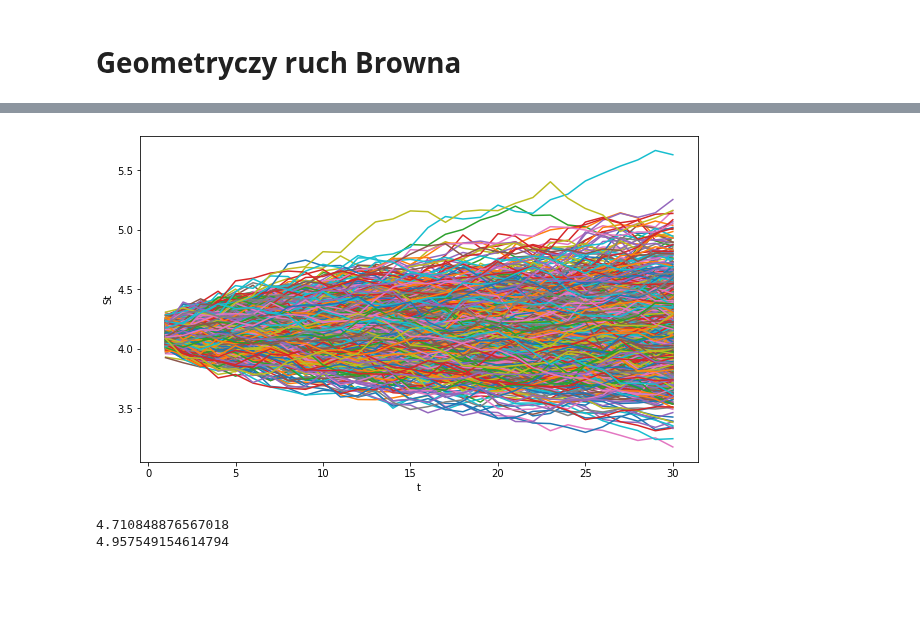
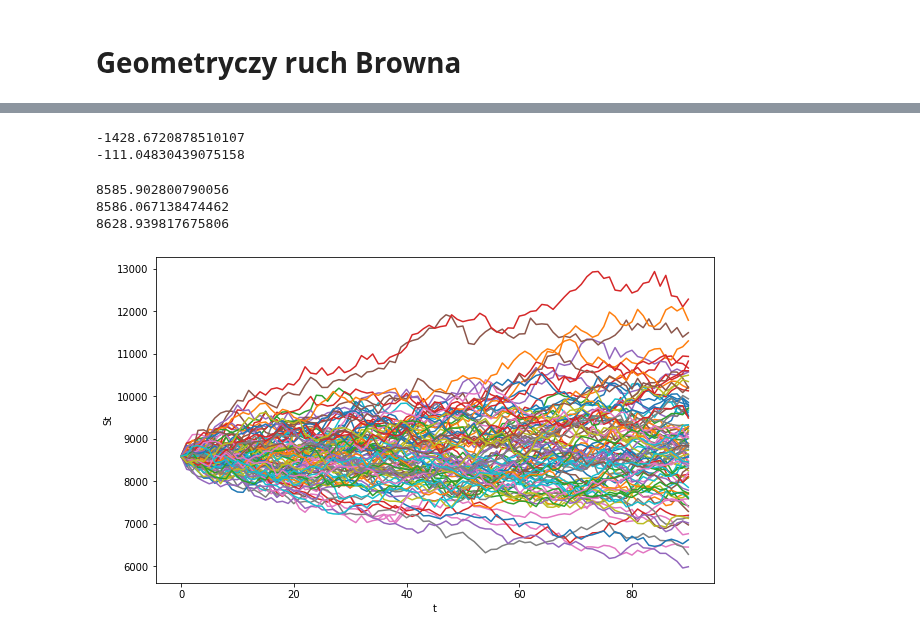
Before and after one commit to Szymex49/NVIDIA_risk_management, a Jupyter notebook: Raport_5/Malec.ipynb, the cells around one changed output, grey strips where cells are left out. Cells and saved outputs as stored; diff of their text form; code cells hidden in the pictures; blank space fills up the shorter version.

```diff
--- a/Raport_5/Malec.ipynb
+++ b/Raport_5/Malec.ipynb
@@ -10,7 +10,7 @@ from ipywidgets import interact, IntSlider
 import warnings
 warnings.filterwarnings("ignore")
 # %%
-copper = pd.read_csv('../data/copper.csv')
-Y = np.array(copper.Open.values[::-1])
+copper = pd.read_csv('../data/copper_10yrs.csv')
+Y = np.array(copper.Open.values[::-1]) * 1000/0.45359237
 r_copper = np.log(Y[1:] / Y[:-1])
 # %%
@@ -71,7 +72,8 @@ plt.show()
 # %%
-T = 1200
-#S0 = 8431
-S0 = 3
+mu = np.mean(r_copper)
+sigma = stdev(r_copper)
+T = 2000
+S0 = Y[-1]
 n = 1000
 ts = np.linspace(T/n, T, n)
 Bt = np.cumsum(sp.norm.rvs(0, np.sqrt(T/n), n))
@@ -84,0 +112,22 @@ plt.show()
+# %%
+mu = np.mean(r_copper)
+sigma = stdev(r_copper)
+T = 65
+S0 = Y[-1]
+T0 = len(Y)
+ts = np.linspace(0, T, T+1)
+
+MC = 10000
+St_table = np.zeros((T+1, MC))
+for i in range(MC):
+    Bt = np.cumsum(sp.norm.rvs(0, 1, T))
+    Bt = np.insert(Bt, 0, 0)
+    St = S0 * np.exp((mu - sigma**2 / 2) * ts + sigma * Bt)
+    St_table[:, i] = St
+
+X = St_table[-1, :]
+str_1 = 0
+str_2 = X - F
+str_3 = np.vectorize(max)(X - S0, 0) - C
+str_3_095 = np.vectorize(max)(X - S0, 0) - C_095
+str_3_105 = np.vectorize(max)(X - S0, 0) - C_105
@@ -85,38 +150,34 @@ plt.show()
+# %%
+print(np.quantile(str_2, 0.05))
+print(np.quantile(str_3, 0.05))
+# %% [output]
+-1428.6720878510107
+-111.04830439075158
+# %%
+print(S0)
+print(S0 * np.exp(mu * T))
+print(F)
+# %% [output]
+8585.902800790056
+8586.067138474462
+8628.939817675806
 # %%
-T = 30
+T = 90
 S0 = Y[-1]
-n = 30
-ts = np.linspace(T/n, T, n)
+ts = np.linspace(0, T, T+1)
 
 plt.figure(figsize=(10, 6))
-MC = 1000
-St_table = np.zeros((n, MC))
+MC = 100
+St_table = np.zeros((T+1, MC))
 for i in range(MC):
-    Bt = np.cumsum(sp.norm.rvs(0, np.sqrt(T/n), n))
+    Bt = np.cumsum(sp.norm.rvs(0, np.sqrt(1), T))
+    Bt = np.insert(Bt, 0, 0)
     St = S0 * np.exp((mu - sigma**2 / 2) * ts + sigma * Bt)
     St_table[:, i] = St
     plt.plot(ts, St)
 
 plt.xlabel("t")
 plt.ylabel("St")
 plt.show()
 # %% [output]
-[figure, old version]
+[figure, new version]
-# %%
-T = 30
-S0 = Y[-1]
-n = 30
-ts = np.linspace(T/n, T, n)
-
-MC = 10000
-St_table = np.zeros((n, MC))
-for i in range(MC):
-    Bt = np.cumsum(sp.norm.rvs(0, np.sqrt(T/n), n))
-    St = S0 * np.exp((mu - sigma**2 / 2) * ts + sigma * Bt)
-    St_table[:, i] = St
-
-print(np.quantile(St_table[-1,:], 0.95))
-print(np.quantile(St_table[-1,:], 0.99))
-# %% [output]
-4.710848876567018
-4.957549154614794
```
Also changed, not shown: parts of 12 cells of this notebook.
